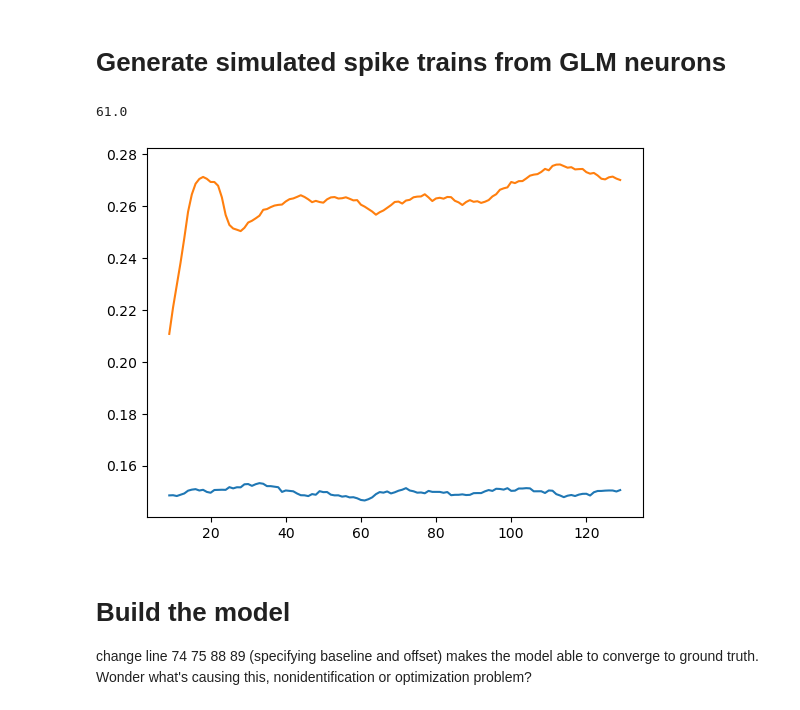
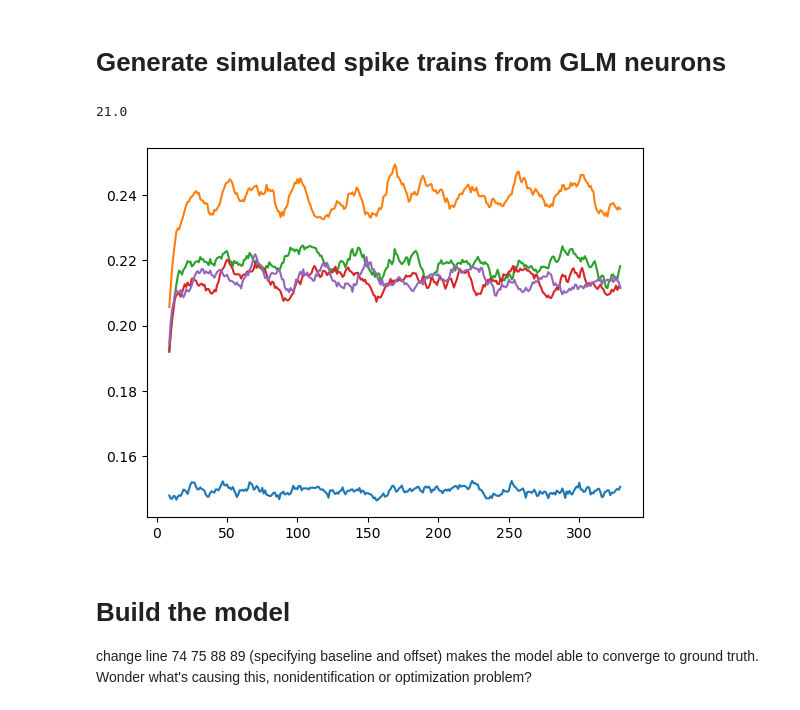
Before and after one commit to Qi-Xin/FC-GPFA, a Jupyter notebook: Decoder&Encoder.ipynb, the cells around one changed output. Cells and saved outputs as stored; diff of their text form; code cells hidden in the pictures.

```diff
--- a/Decoder&Encoder.ipynb
+++ b/Decoder&Encoder.ipynb
@@ -164,10 +162,10 @@ np.random.seed(0)
 baseline_fr = 0.15
 MAX_FIRING_RATE = 10
 ntrial = 1000
-narea = 2
-nneuron_area = 10
+narea = 5
+nneuron_area = 5
 npadding = 30
-nt_wo_padding = 100
+nt_wo_padding = 300
 nneuron = narea*nneuron_area
 gt_neuron_params = {'baseline_fr':baseline_fr, 'ntrial':ntrial, 'narea':narea, 'nneuron_area':nneuron_area,
                     'nt':nt_wo_padding, 'npadding':npadding}
@@ -195,7 +193,7 @@ for jarea in range(narea):
 
 ### Generate time-varying coupling strength coefficients
 nlatent = 1
-gt_latent_params = {'sigma2':0.25, 'nlatent':nlatent, 'offset':0.5, 'L':50}
+gt_latent_params = {'sigma2':4, 'nlatent':nlatent, 'offset':0.5, 'L':200}
 project_w = (np.random.uniform(low=-1, high=1, size=(narea, narea, nlatent)))
 project_w *= 2/np.sqrt(np.sum(project_w**2))
 K_gt = get_K(nt=nt, L=gt_latent_params['L'], sigma2=gt_latent_params['sigma2'])
@@ -216,35 +214,35 @@ for itrial in range(ntrial):
     spikes_single_trial = np.zeros((nt, nneuron, 1))
     log_firing_rate = copy.copy(baseline_mat[:,:,np.newaxis])
     spikes_single_trial[0,:,0] = np.random.poisson(np.exp(log_firing_rate[0,:,0]))
 
     for t in range(1, nt):
         nhistories = min(t, max_histories)
         temp_log_firing_rate = (coupling_mat[-nhistories:, :, :] \
             * np.kron(time_varying_coef[:,:,itrial,t][np.newaxis,:,:], np.ones((nneuron_area, nneuron_area))) \
                 * spikes_single_trial[(t-nhistories):(t), :, :]).sum(axis=(0, 1))
         log_firing_rate[t,:,0] += temp_log_firing_rate
         log_firing_rate[t,:,0] = np.minimum(log_firing_rate[t,:,0], MAX_FIRING_RATE)
         spikes_single_trial[t,:,0] = np.random.poisson(np.exp(log_firing_rate[t,:,0]))
         # spikes_single_trial[t,:,0] = np.exp(log_firing_rate[t,:,0])
 
     log_firing_rate = log_firing_rate.squeeze()
     spikes_single_trial = spikes_single_trial.squeeze()
     spikes[itrial, :, :] = spikes_single_trial.T
     log_firing_rate_rcd[itrial, :, :] = log_firing_rate.T
 
 print(spikes.max())
 
 spikes_full = spikes
 spikes = [spikes_full[:,iarea*nneuron_area:(iarea+1)*nneuron_area,:] for iarea in range(narea)]
 
 import pandas as pd
 window_size = 10
 for i in range(narea):
     smoothed_spikes = pd.Series(spikes[i].mean(axis=(0,1))).rolling(window=window_size).mean()
     plt.plot(smoothed_spikes)
 # %% [output]
-61.0
+21.0
-[figure, old version]
+[figure, new version]
 # %% [markdown]
 # Build the model
 
```
Also changed, not shown: parts of 11 cells of this notebook.
